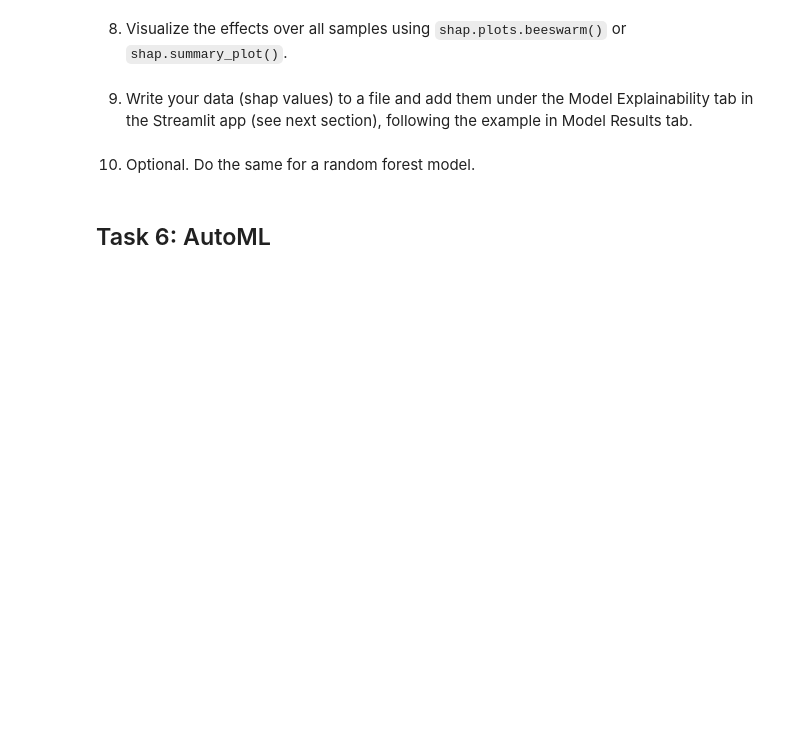
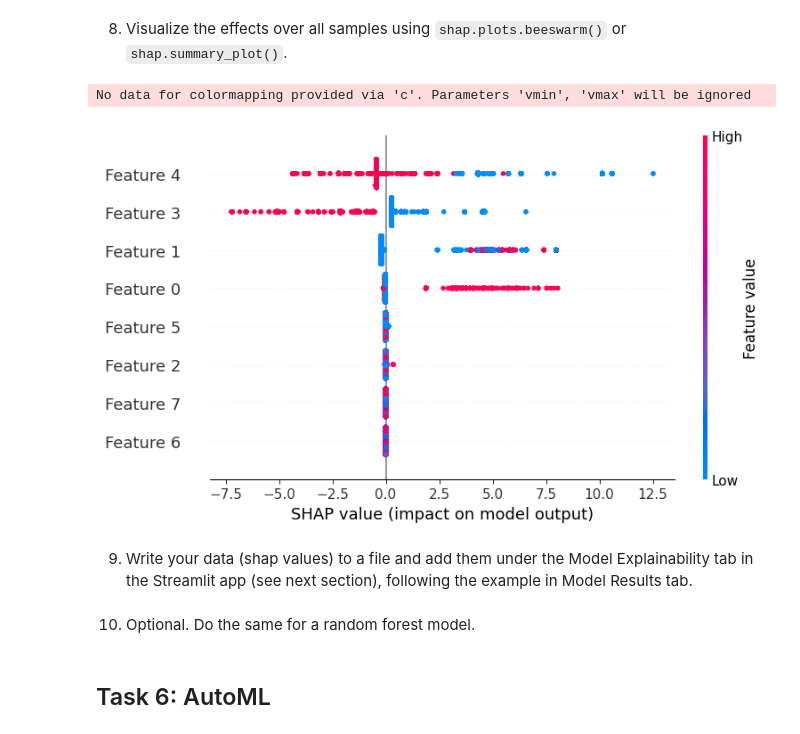
Before and after one commit to ddealwis09/FourthBrain, a Jupyter notebook: assignments/week-06-supervised-ml/nb/electronics-purchase-prediction.ipynb, the cells around one changed output. Drawn from its saved outputs; the diff is of its cells as text; code cells hidden in the pictures; blank space fills up the shorter version.

```diff
--- a/assignments/week-06-supervised-ml/nb/electronics-purchase-prediction.ipynb
+++ b/assignments/week-06-supervised-ml/nb/electronics-purchase-prediction.ipynb
@@ -598,6 +620,10 @@ shap_values = None # YOUR CODE HERE
 8. Visualize the effects over all samples using `shap.plots.beeswarm()` or `shap.summary_plot()`.
 # %%
 # YOUR CODE HERE
+shap.summary_plot(shap_values)
+# %% [output]
+No data for colormapping provided via 'c'. Parameters 'vmin', 'vmax' will be ignored
+[figure, added]
 # %% [markdown]
 9. Write your data (shap values) to a file and add them under the Model Explainability tab in the Streamlit app (see next section), following the example in Model Results tab.
 # %% [markdown]
```
Also changed, not shown: parts of 22 cells of this notebook, 1 other file.
